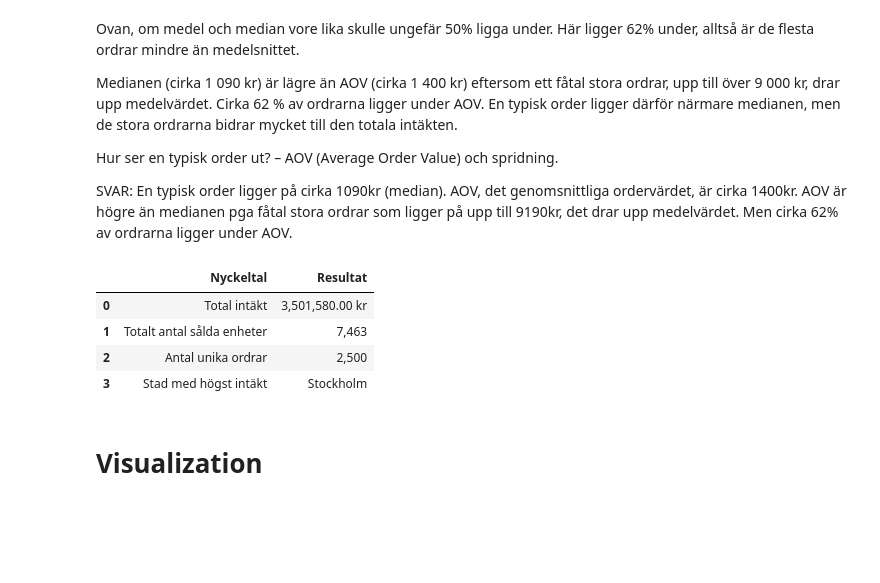
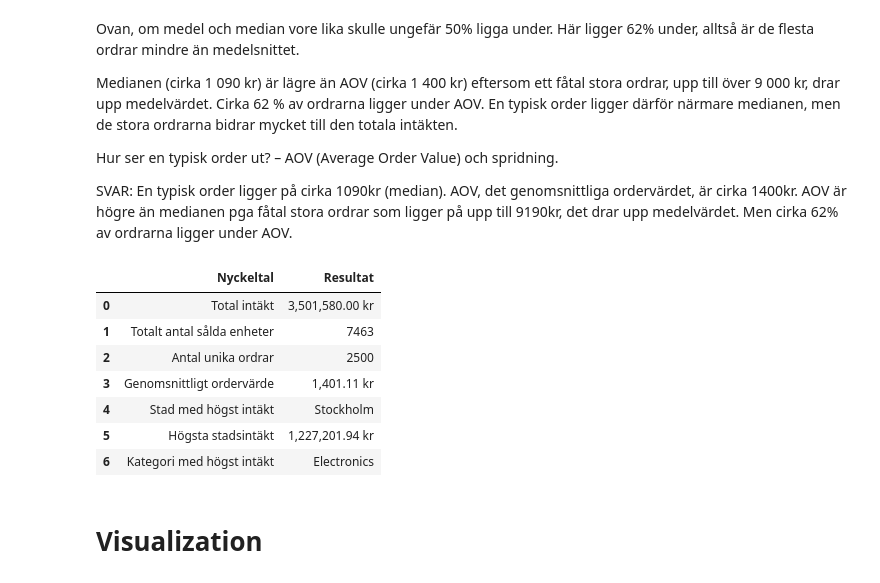
Before and after one commit to SelviKumarasamy/E_Handel_Analysis_Group5, a Jupyter notebook: notebooks/report.ipynb, the cells around one changed output. Cells and saved outputs as stored; diff of their text form; code cells hidden in the pictures; blank space fills up the shorter version.

```diff
--- a/notebooks/report.ipynb
+++ b/notebooks/report.ipynb
@@ -372,27 +375,36 @@ SVAR: En typisk order ligger på cirka 1090kr (median). AOV, det genomsnittliga
 # %%
 nyckeltal_tabell = pd.DataFrame({
     "Nyckeltal": [
         "Total intäkt",
         "Totalt antal sålda enheter",
         "Antal unika ordrar",
+        "Genomsnittligt ordervärde",
         "Stad med högst intäkt",
+        "Högsta stadsintäkt",
+        "Kategori med högst intäkt"
+
     ],
     "Resultat": [
         f"{result[0]:,.2f} kr",
-        f"{result[1]:,}",
-        f"{order_values.size:,}",
-        str(stads_intäkt.idxmax()),
-
+        f"{result[1]}",
+        f"{order_values.size}",
+        f"{aov:,.2f} kr",
+        f"{högst_intäkt_stad}",
+        f"{hogsta_stads_intakt:,.2f} kr",
+        f"{hogsta_intakt_kategori}"
     ]
 })
 
 display(nyckeltal_tabell)
 # %% [output]
 |  | Nyckeltal | Resultat |
 | 0 | Total intäkt | 3,501,580.00 kr |
-| 1 | Totalt antal sålda enheter | 7,463 |
-| 2 | Antal unika ordrar | 2,500 |
-| 3 | Stad med högst intäkt | Stockholm |
+| 1 | Totalt antal sålda enheter | 7463 |
+| 2 | Antal unika ordrar | 2500 |
+| 3 | Genomsnittligt ordervärde | 1,401.11 kr |
+| 4 | Stad med högst intäkt | Stockholm |
+| 5 | Högsta stadsintäkt | 1,227,201.94 kr |
+| 6 | Kategori med högst intäkt | Electronics |
 # %% [markdown]
 # Visualization
 # %%
```
Also changed, not shown: parts of 7 cells of this notebook.
